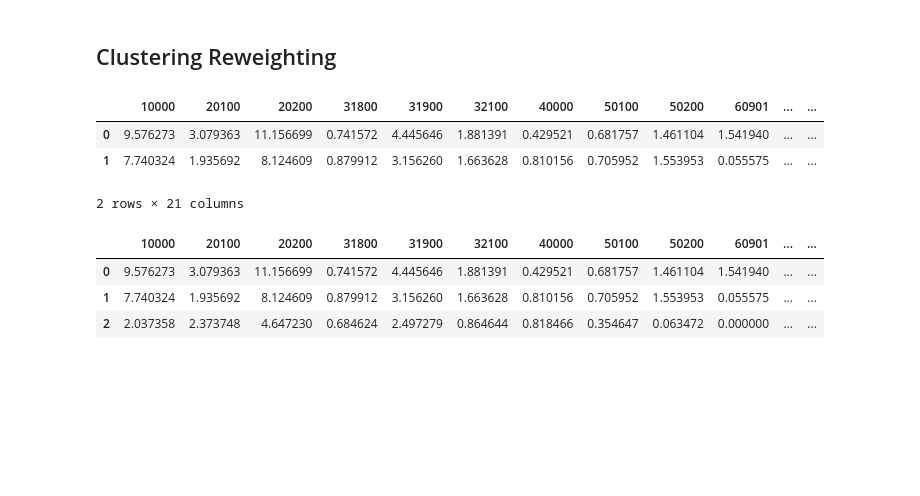
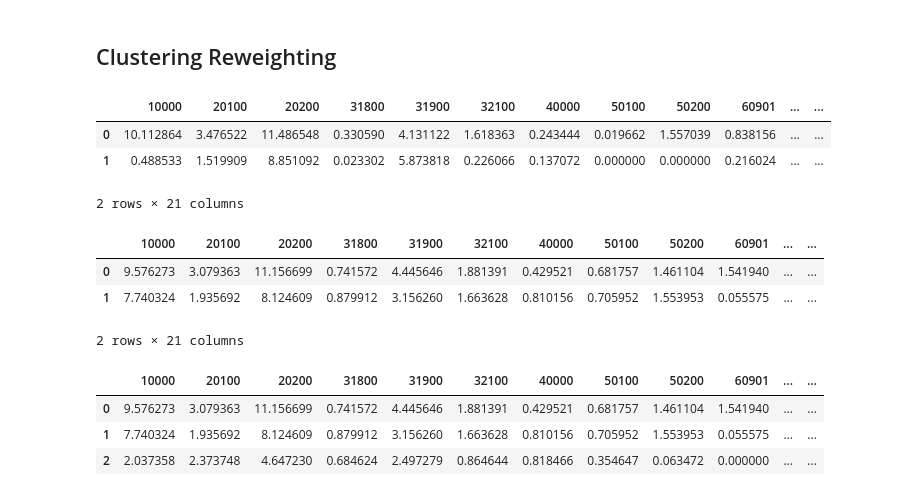
Before and after one commit to ShawnZhaoMX/RearEndCrashGeneration, a Jupyter notebook: CrashGenerationModel.ipynb, the cells around one changed output. Saved outputs shown, nothing was run; the diff lists cells and outputs as text; code cells hidden in the pictures; blank space fills up the shorter version.

```diff
--- a/CrashGenerationModel.ipynb
+++ b/CrashGenerationModel.ipynb
@@ -565,3 +613,31 @@ proportionTable([y_raw[ID_train-1],y_gen],[Weight_raw[ID_test-1],Weight_gen_eva]
+# %%
+# import copy
+# ID_eva = copy.deepcopy(ID_train)
+
+filter_gen_train = np.all(
+    [
+        df_gen["id"].isin(ID_train),
+        df_gen["t"]>-4.84,
+        df_gen["idx"]<=5,
+        df_gen["split_type"]=="train",
+        df_gen["qualify"]==True,
+    ],
+    axis=0
+)
+df_gen_train = df_gen[filter_gen_train].reset_index(drop=True)
+# %%
+Weight_gen_train = df_gen_train['weight'].to_numpy()
+y_gen_train = df_gen_train['label'].to_numpy()
+
+Weight_gen_train = Weight_gen_train[::97]
+y_gen_train = y_gen_train[::97]
+# %%
+proportionTable([y_raw[ID_train-1],y_gen_train],[Weight_raw[ID_train-1],Weight_gen_train])
+# %% [output]
+|  | 10000 | 20100 | 20200 | 31800 | 31900 | 32100 | 40000 | 50100 | 50200 | 60901 | ... | ... |
+| 0 | 10.112864 | 3.476522 | 11.486548 | 0.330590 | 4.131122 | 1.618363 | 0.243444 | 0.019662 | 1.557039 | 0.838156 | ... | ... |
+| 1 | 0.488533 | 1.519909 | 8.851092 | 0.023302 | 5.873818 | 0.226066 | 0.137072 | 0.000000 | 0.000000 | 0.216024 | ... | ... |
+2 rows × 21 columns
 # %%
 proportionTable([y_raw[ID_test-1],y_gen],[Weight_raw[ID_test-1],Weight_gen_eva])
 # %% [output]
```
Also changed, not shown: parts of 15 cells of this notebook.
